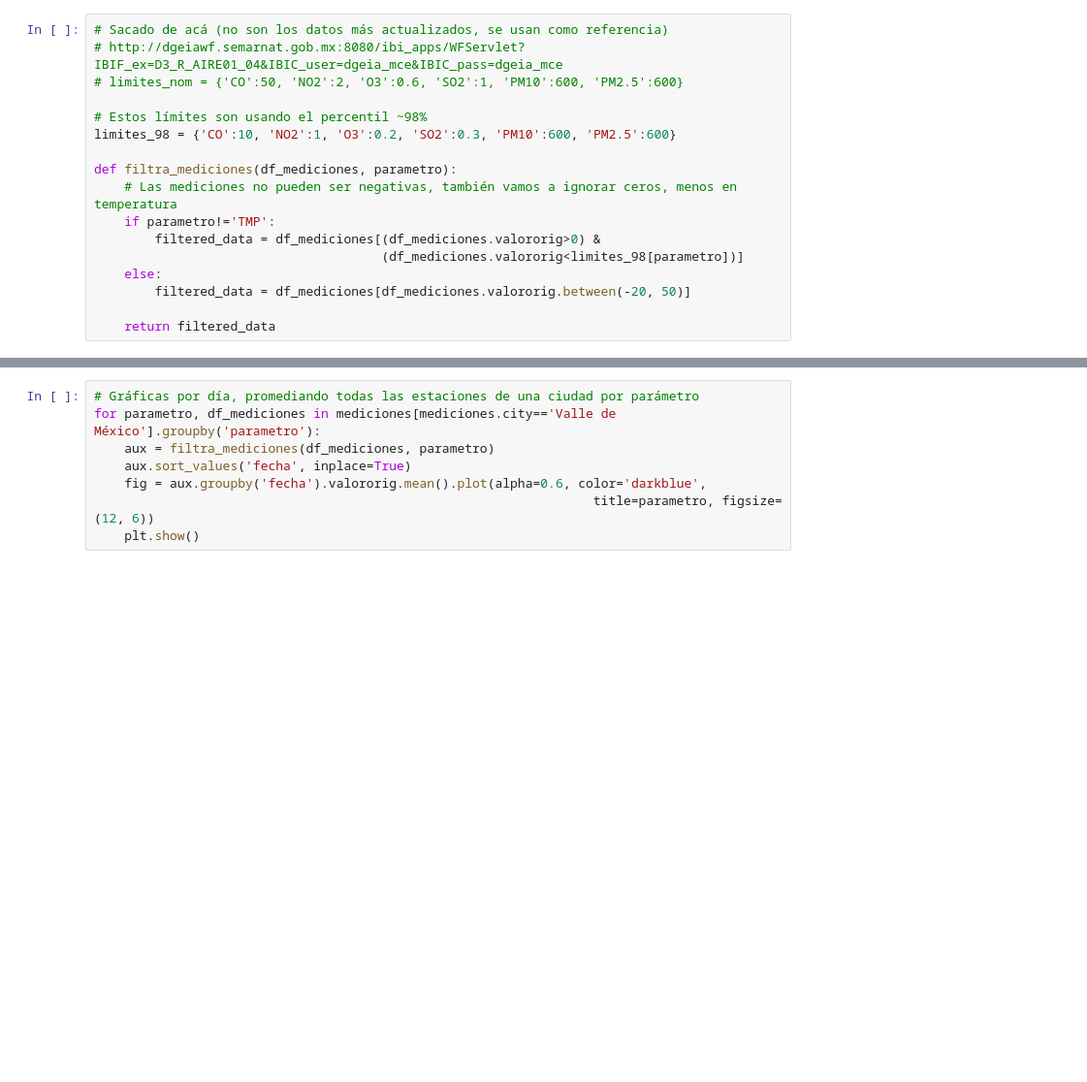
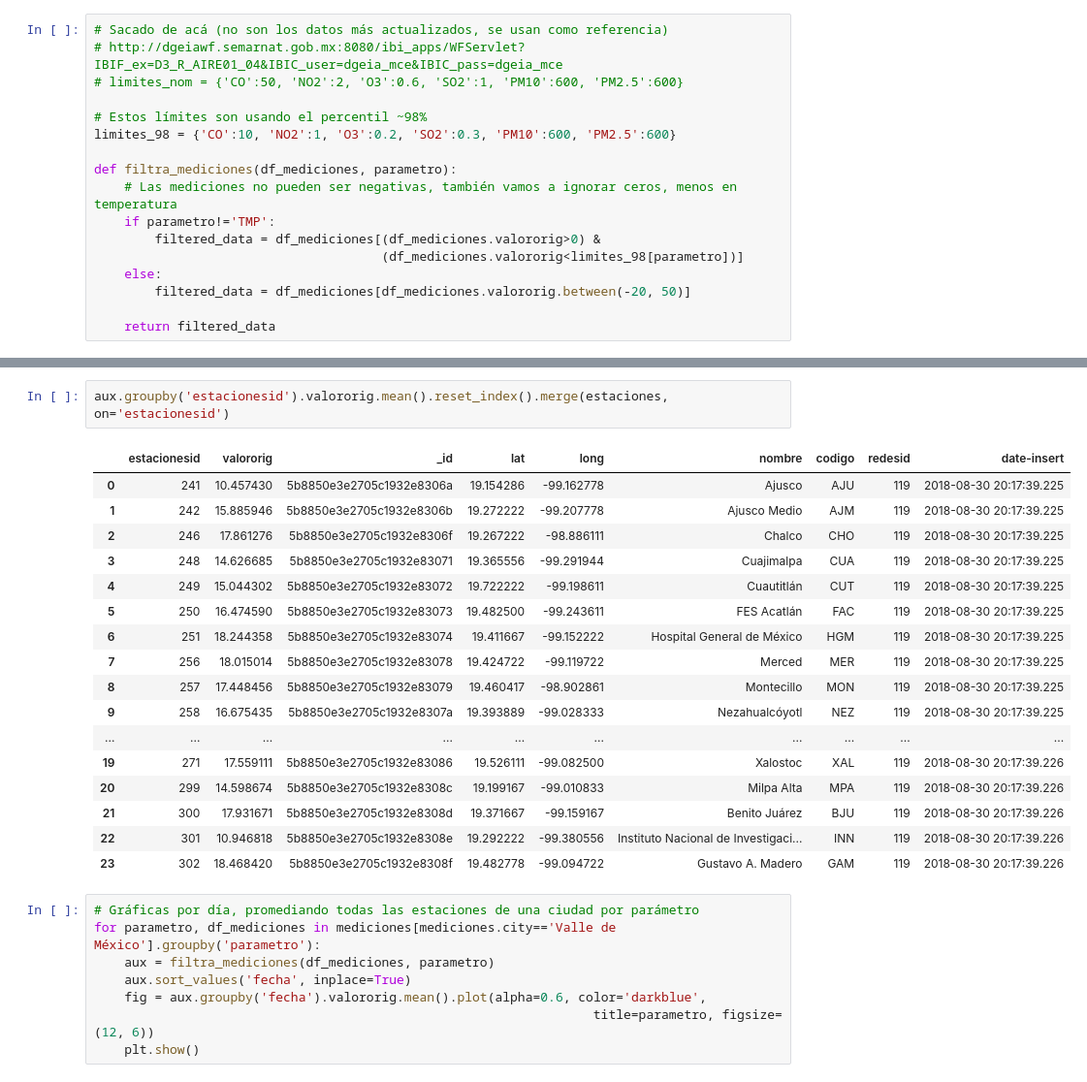
Before and after one commit to mxabierto/calidad-del-aire, a Jupyter notebook: notebooks/0.05_EDA_2.ipynb, the cells around one changed output, grey strips where cells are left out. Shown at 97% size. Cells and saved outputs as stored; diff of their text form; blank space fills up the shorter version.

```diff
--- a/notebooks/0.05_EDA_2.ipynb
+++ b/notebooks/0.05_EDA_2.ipynb
@@ -125,3 +137,23 @@ for parametro, df_mediciones in mediciones[mediciones.city=='Valle de México'].
+# %%
+aux.groupby('estacionesid').valororig.mean().reset_index().merge(estaciones, on='estacionesid')
+# %% [output]
+|  | estacionesid | valororig | _id | lat | long | nombre | codigo | redesid | date-insert |
+| 0 | 241 | 10.457430 | 5b8850e3e2705c1932e8306a | 19.154286 | -99.162778 | Ajusco | AJU | 119 | 2018-08-30 20:17:39.225 |
+| 1 | 242 | 15.885946 | 5b8850e3e2705c1932e8306b | 19.272222 | -99.207778 | Ajusco Medio | AJM | 119 | 2018-08-30 20:17:39.225 |
+| 2 | 246 | 17.861276 | 5b8850e3e2705c1932e8306f | 19.267222 | -98.886111 | Chalco | CHO | 119 | 2018-08-30 20:17:39.225 |
+| 3 | 248 | 14.626685 | 5b8850e3e2705c1932e83071 | 19.365556 | -99.291944 | Cuajimalpa | CUA | 119 | 2018-08-30 20:17:39.225 |
+| 4 | 249 | 15.044302 | 5b8850e3e2705c1932e83072 | 19.722222 | -99.198611 | Cuautitlán | CUT | 119 | 2018-08-30 20:17:39.225 |
+| 5 | 250 | 16.474590 | 5b8850e3e2705c1932e83073 | 19.482500 | -99.243611 | FES Acatlán | FAC | 119 | 2018-08-30 20:17:39.225 |
+| 6 | 251 | 18.244358 | 5b8850e3e2705c1932e83074 | 19.411667 | -99.152222 | Hospital General de México | HGM | 119 | 2018-08-30 20:17:39.225 |
+| 7 | 256 | 18.015014 | 5b8850e3e2705c1932e83078 | 19.424722 | -99.119722 | Merced | MER | 119 | 2018-08-30 20:17:39.225 |
+| 8 | 257 | 17.448456 | 5b8850e3e2705c1932e83079 | 19.460417 | -98.902861 | Montecillo | MON | 119 | 2018-08-30 20:17:39.225 |
+| 9 | 258 | 16.675435 | 5b8850e3e2705c1932e8307a | 19.393889 | -99.028333 | Nezahualcóyotl | NEZ | 119 | 2018-08-30 20:17:39.225 |
+| ... | ... | ... | ... | ... | ... | ... | ... | ... | ... |
+| 19 | 271 | 17.559111 | 5b8850e3e2705c1932e83086 | 19.526111 | -99.082500 | Xalostoc | XAL | 119 | 2018-08-30 20:17:39.226 |
+| 20 | 299 | 14.598674 | 5b8850e3e2705c1932e8308c | 19.199167 | -99.010833 | Milpa Alta | MPA | 119 | 2018-08-30 20:17:39.226 |
+| 21 | 300 | 17.931671 | 5b8850e3e2705c1932e8308d | 19.371667 | -99.159167 | Benito Juárez | BJU | 119 | 2018-08-30 20:17:39.226 |
+| 22 | 301 | 10.946818 | 5b8850e3e2705c1932e8308e | 19.292222 | -99.380556 | Instituto Nacional de Investigaci... | INN | 119 | 2018-08-30 20:17:39.226 |
+| 23 | 302 | 18.468420 | 5b8850e3e2705c1932e8308f | 19.482778 | -99.094722 | Gustavo A. Madero | GAM | 119 | 2018-08-30 20:17:39.226 |
 # %%
 # Gráficas por día, promediando todas las estaciones de una ciudad por parámetro
 for parametro, df_mediciones in mediciones[mediciones.city=='Valle de México'].groupby('parametro'):
```
Also changed, not shown: parts of 3 cells of this notebook, 4 other files.
